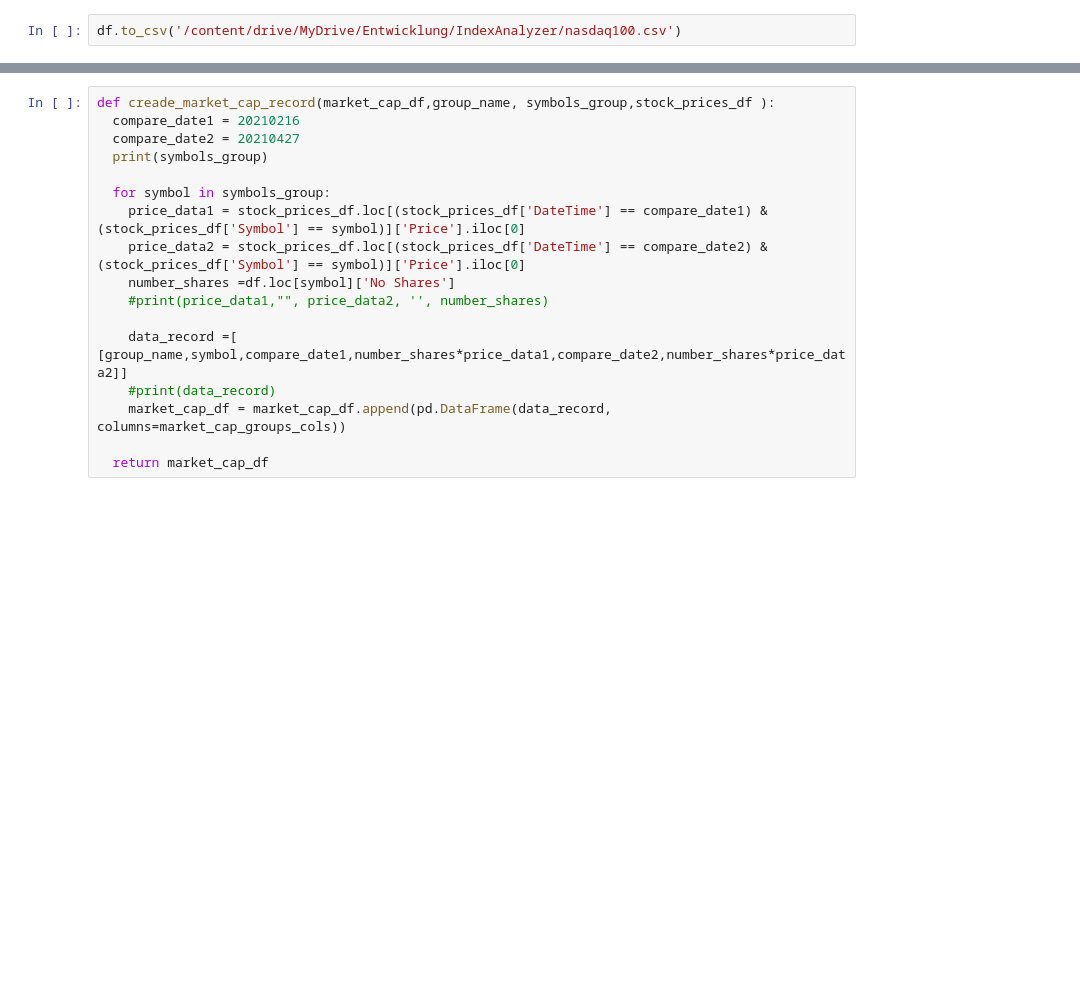
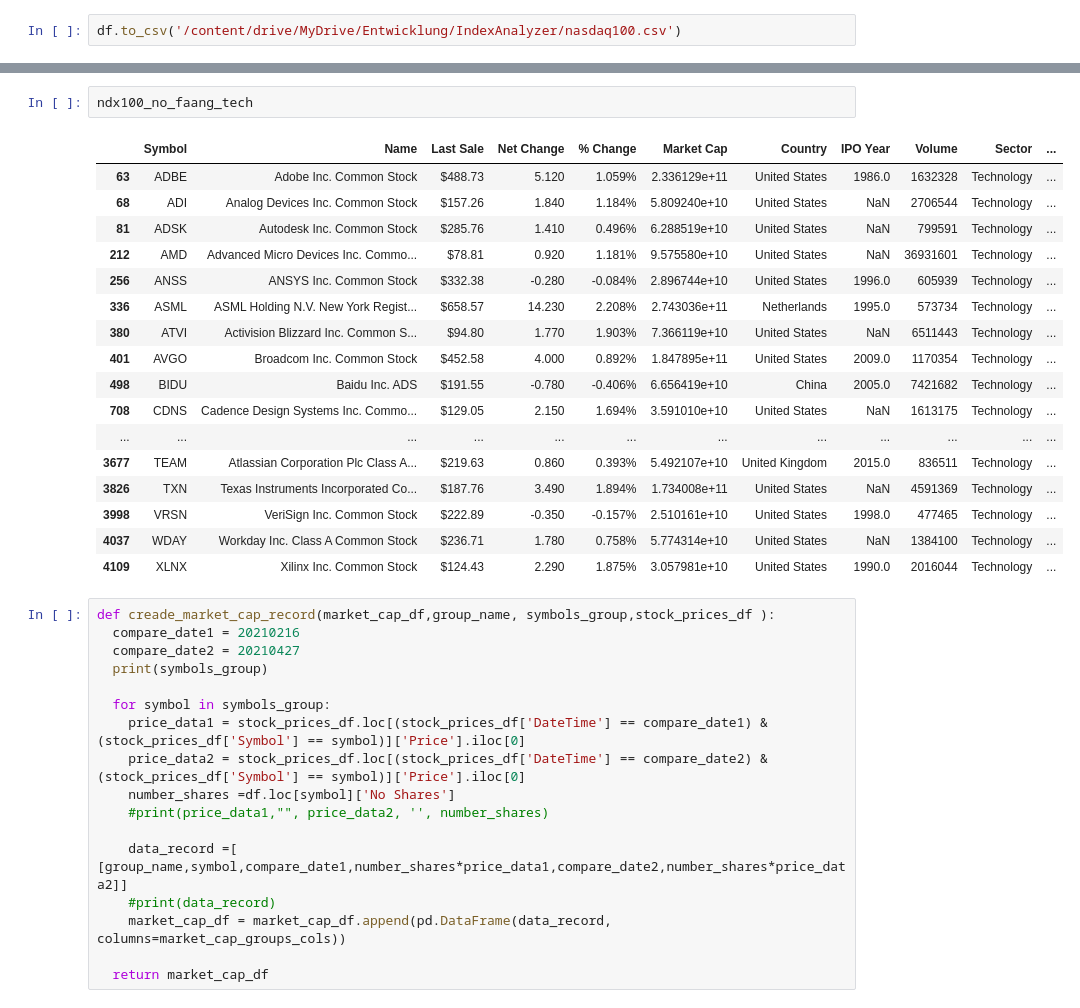
Before and after one commit to DirkFritz/finance_data_analysis, a Jupyter notebook: index_analysis/ndx100_marketcap_analyzer.ipynb, the cells around one changed output, grey strips where cells are left out. Cells and saved outputs as stored; diff of their text form; blank space fills up the shorter version.

```diff
--- a/index_analysis/ndx100_marketcap_analyzer.ipynb
+++ b/index_analysis/ndx100_marketcap_analyzer.ipynb
@@ -99,3 +122,23 @@ ndx100_no_faang_no_tech
+# %%
+ndx100_no_faang_tech
+# %% [output]
+|  | Symbol | Name | Last Sale | Net Change | % Change | Market Cap | Country | IPO Year | Volume | Sector | ... |
+| 63 | ADBE | Adobe Inc. Common Stock | $488.73 | 5.120 | 1.059% | 2.336129e+11 | United States | 1986.0 | 1632328 | Technology | ... |
+| 68 | ADI | Analog Devices Inc. Common Stock | $157.26 | 1.840 | 1.184% | 5.809240e+10 | United States | NaN | 2706544 | Technology | ... |
+| 81 | ADSK | Autodesk Inc. Common Stock | $285.76 | 1.410 | 0.496% | 6.288519e+10 | United States | NaN | 799591 | Technology | ... |
+| 212 | AMD | Advanced Micro Devices Inc. Commo... | $78.81 | 0.920 | 1.181% | 9.575580e+10 | United States | NaN | 36931601 | Technology | ... |
+| 256 | ANSS | ANSYS Inc. Common Stock | $332.38 | -0.280 | -0.084% | 2.896744e+10 | United States | 1996.0 | 605939 | Technology | ... |
+| 336 | ASML | ASML Holding N.V. New York Regist... | $658.57 | 14.230 | 2.208% | 2.743036e+11 | Netherlands | 1995.0 | 573734 | Technology | ... |
+| 380 | ATVI | Activision Blizzard Inc. Common S... | $94.80 | 1.770 | 1.903% | 7.366119e+10 | United States | NaN | 6511443 | Technology | ... |
+| 401 | AVGO | Broadcom Inc. Common Stock | $452.58 | 4.000 | 0.892% | 1.847895e+11 | United States | 2009.0 | 1170354 | Technology | ... |
+| 498 | BIDU | Baidu Inc. ADS | $191.55 | -0.780 | -0.406% | 6.656419e+10 | China | 2005.0 | 7421682 | Technology | ... |
+| 708 | CDNS | Cadence Design Systems Inc. Commo... | $129.05 | 2.150 | 1.694% | 3.591010e+10 | United States | NaN | 1613175 | Technology | ... |
+| ... | ... | ... | ... | ... | ... | ... | ... | ... | ... | ... | ... |
+| 3677 | TEAM | Atlassian Corporation Plc Class A... | $219.63 | 0.860 | 0.393% | 5.492107e+10 | United Kingdom | 2015.0 | 836511 | Technology | ... |
+| 3826 | TXN | Texas Instruments Incorporated Co... | $187.76 | 3.490 | 1.894% | 1.734008e+11 | United States | NaN | 4591369 | Technology | ... |
+| 3998 | VRSN | VeriSign Inc. Common Stock | $222.89 | -0.350 | -0.157% | 2.510161e+10 | United States | 1998.0 | 477465 | Technology | ... |
+| 4037 | WDAY | Workday Inc. Class A Common Stock | $236.71 | 1.780 | 0.758% | 5.774314e+10 | United States | NaN | 1384100 | Technology | ... |
+| 4109 | XLNX | Xilinx Inc. Common Stock | $124.43 | 2.290 | 1.875% | 3.057981e+10 | United States | 1990.0 | 2016044 | Technology | ... |
 # %%
 def creade_market_cap_record(market_cap_df,group_name, symbols_group,stock_prices_df ):
   compare_date1 = 20210216
```
Also changed, not shown: parts of 6 cells of this notebook.
